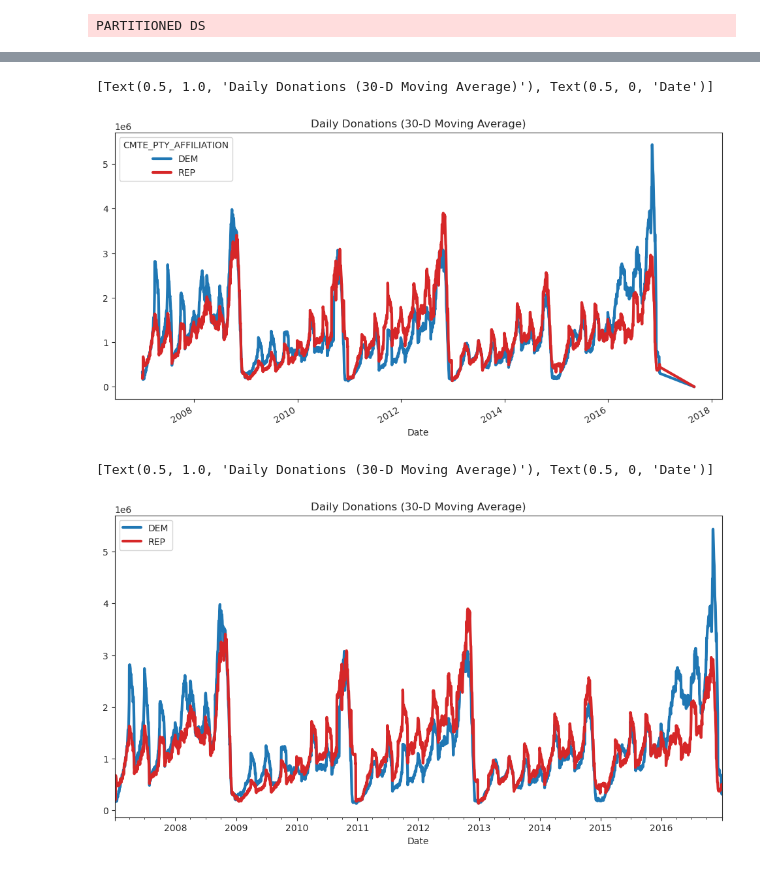
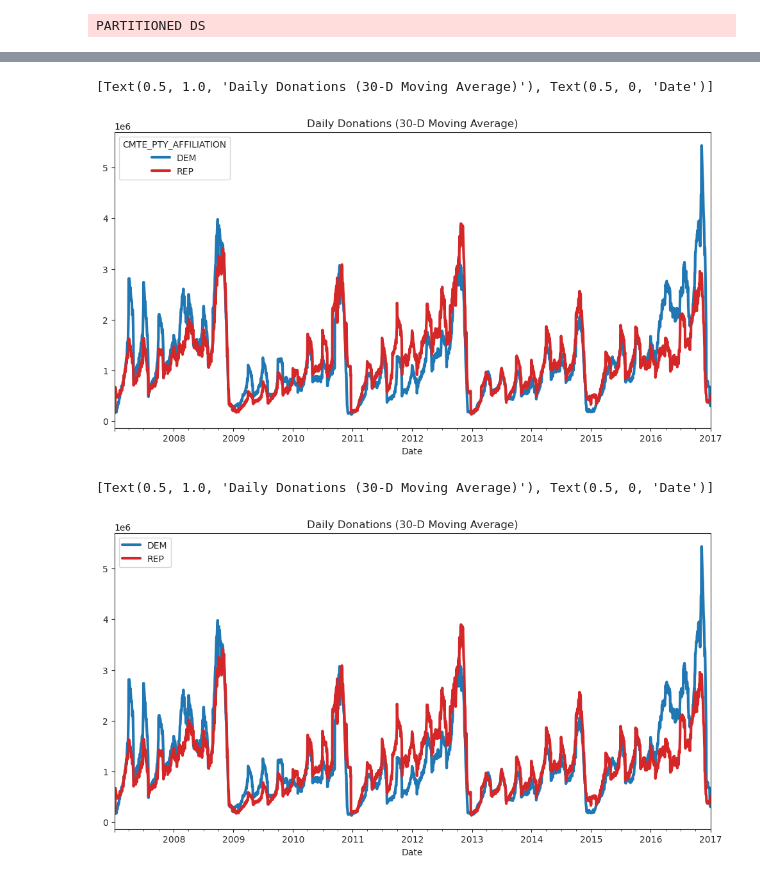
Before and after one commit to kevinheavey/modern-polars, a Jupyter notebook: performance.ipynb, the cells around one changed output, grey strips where cells are left out. Cells and saved outputs as stored; diff of their text form; code cells hidden in the pictures.

```diff
--- a/performance.ipynb
+++ b/performance.ipynb
@@ -1283,7 +1279,8 @@ cm_dd = (
     dd.read_parquet(fec_dir / "cm*.pq")
     .compute()
     # Some committees change their name, but the ID stays the same
-    .groupby('CMTE_ID', as_index=False).last()
+    # If we use .last instead of .nth(-1), we get the last non-null value
+    .groupby('CMTE_ID', as_index=False).nth(-1)
 )
 cm_dd
 # %% [output]
@@ -1326,7 +1324,7 @@ shape: (28467, 3)
 indiv_filtered_dd = (
     indiv_dd[
         (indiv_dd["TRANSACTION_DT"] >= pd.Timestamp("2007-01-01"))
-        & (indiv_dd["TRANSACTION_DT"] <= pd.Timestamp("2018-01-01"))
+        & (indiv_dd["TRANSACTION_DT"] <= pd.Timestamp("2017-01-01"))
     ]
 )
 
@@ -1400,25 +1369,24 @@ PARTITIONED DS
 # %%
 ax = (
     party_donations_dd
     .loc[:, ['REP', 'DEM']]
     .unstack("CMTE_PTY_AFFILIATION")
-    .iloc[1:-2]
+    .iloc[1:]
     .rolling('30D')
     .mean()
     [["DEM", "REP"]]
     .plot(color=['C0', 'C3'], figsize=(12, 6), linewidth=3)
 )
 ax.set(title="Daily Donations (30-D Moving Average)", xlabel="Date")
 # %% [output]
 [Text(0.5, 1.0, 'Daily Donations (30-D Moving Average)'), Text(0.5, 0, 'Date')]
-[figure, old version]
+[figure, new version]
 # %%
 ax = (
     party_donations_pl
     .filter(pl.col("CMTE_PTY_AFFILIATION").is_in(["DEM", "REP"]))
     .pivot(index="TRANSACTION_DT", columns="CMTE_PTY_AFFILIATION", values="TRANSACTION_AMT")
-    # TODO: find why first REP value differs from pandas
-    [:-2, :]
+    [1:, :]
     .select([pl.col("TRANSACTION_DT"), pl.col(pl.Int32).rolling_mean(30, min_periods=0)])
     .to_pandas()
     .set_index("TRANSACTION_DT")
@@ -1428,4 +1396,4 @@ ax = (
 ax.set(title="Daily Donations (30-D Moving Average)", xlabel="Date")
 # %% [output]
 [Text(0.5, 1.0, 'Daily Donations (30-D Moving Average)'), Text(0.5, 0, 'Date')]
-[figure, old version]
+[figure, new version]
```
Also changed, not shown: parts of 8 cells of this notebook.
